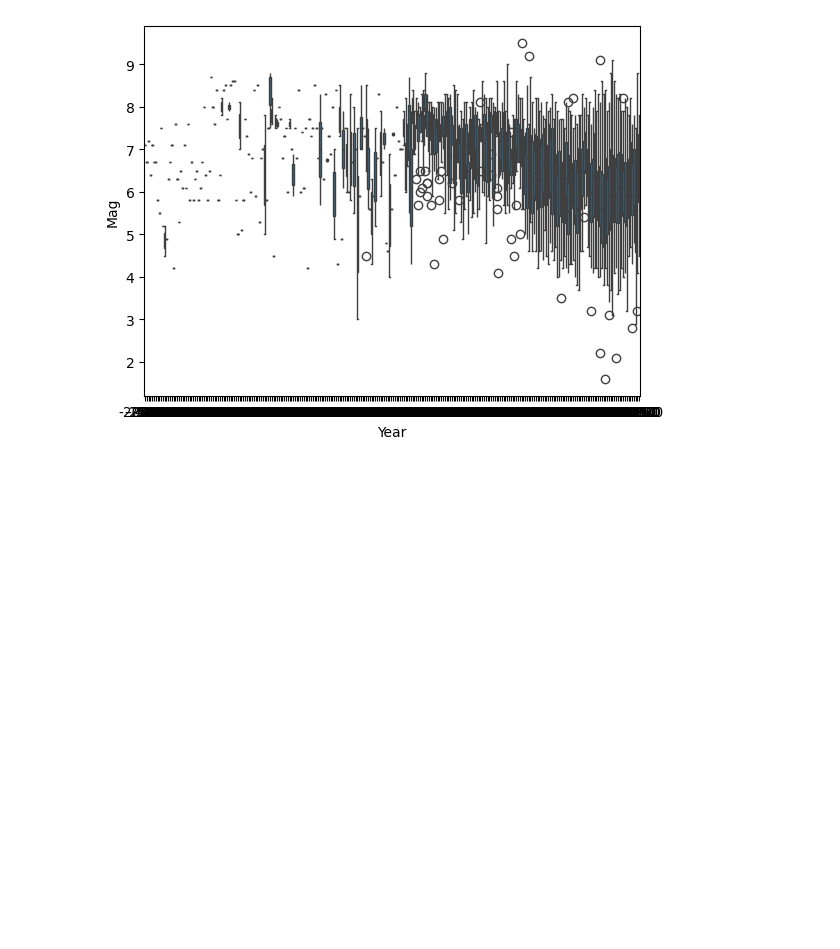
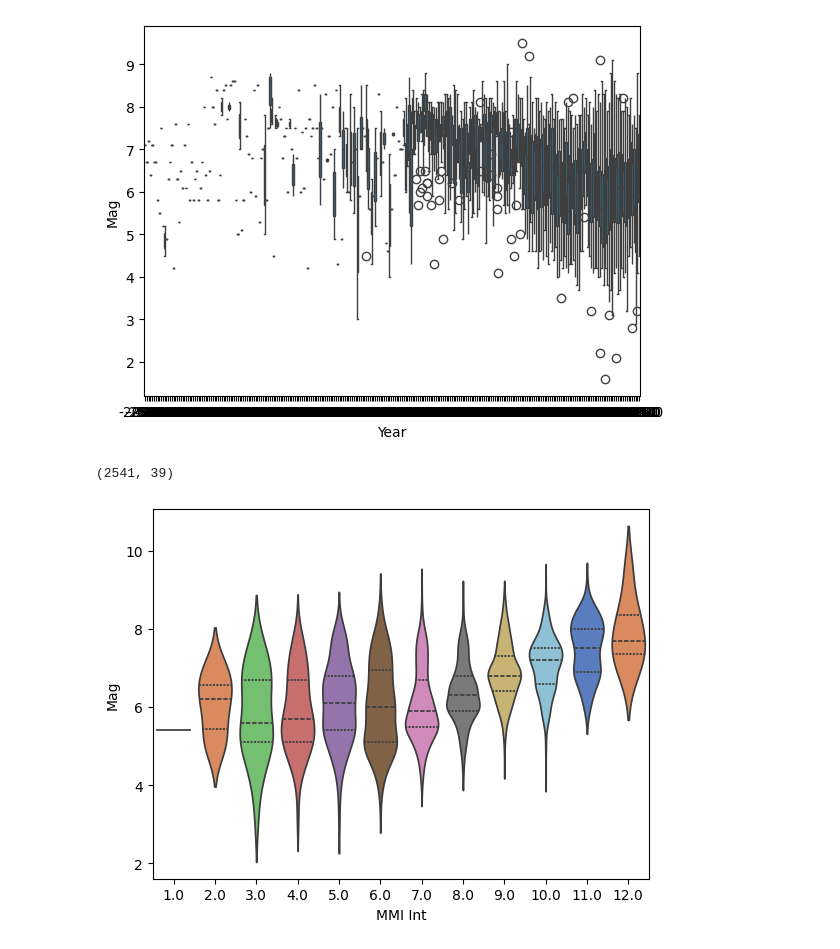
Before and after one commit to tylerdunc101/Earthquake-Project, a Jupyter notebook: Earthquake_Exploration.ipynb, the cells around one changed output. Saved outputs shown, nothing was run; the diff lists cells and outputs as text; code cells hidden in the pictures; blank space fills up the shorter version.

```diff
--- a/Earthquake_Exploration.ipynb
+++ b/Earthquake_Exploration.ipynb
@@ -6,5 +9,6 @@ import numpy as np
 # %%
-eq = pd.read_csv("earthquakes.tsv", sep="\t")
+eq = pd.read_csv("/content/drive/MyDrive/Earthquake_Project/earthquakes.tsv", sep="\t")
+# eq = pd.read_csv("earthquakes.tsv", sep="\t")
 eq.shape
 # %% [output]
 (6698, 39)
@@ -57,3 +127,13 @@ sns.boxplot(x="Year",y="Mag",data=cleanyeareq)
 plt.show()
 # %% [output]
 [figure]
+# %%
+cleanvioeq = eq.dropna(subset=['MMI Int','Mag'])
+cleanvioeq.shape
+# %% [output]
+(2541, 39)
+# %%
+sns.violinplot(x="MMI Int",y="Mag",data=cleanvioeq,inner="quartile",palette="muted",hue="MMI Int",legend=False)
+plt.show()
+# %% [output]
+[figure, added]
```
Also changed, not shown: parts of 39 cells of this notebook.
